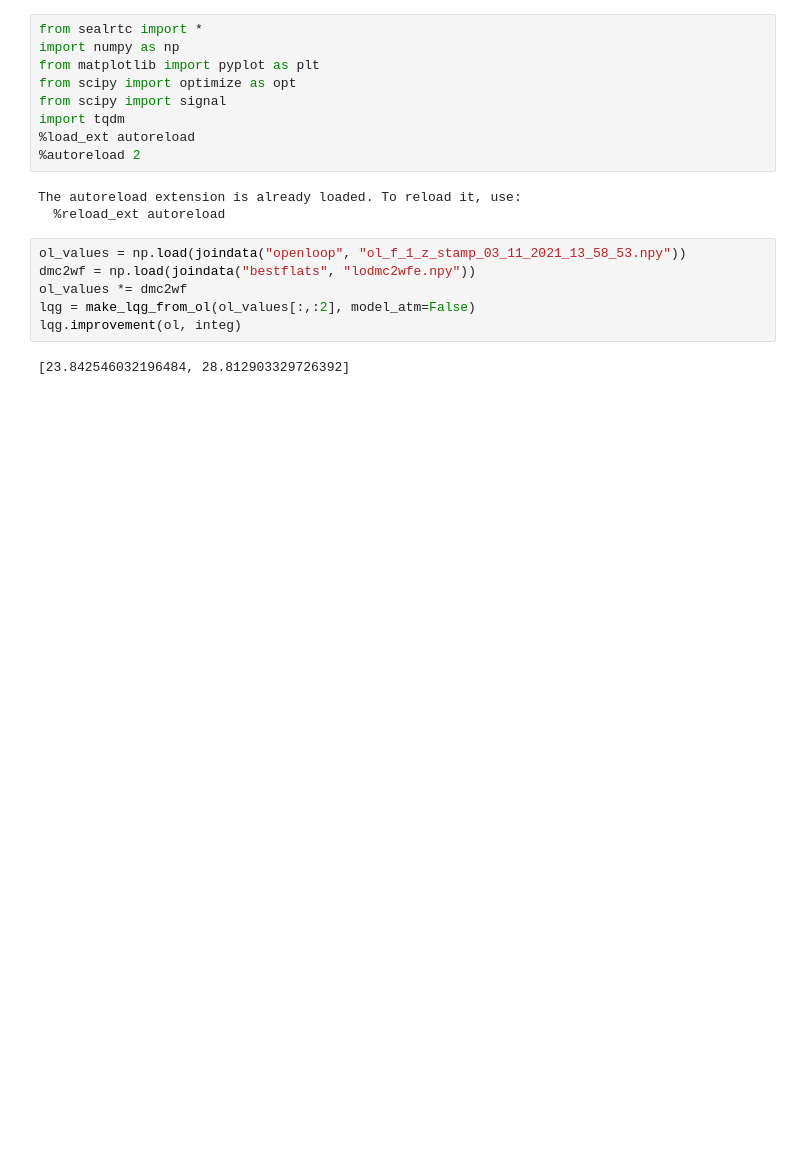
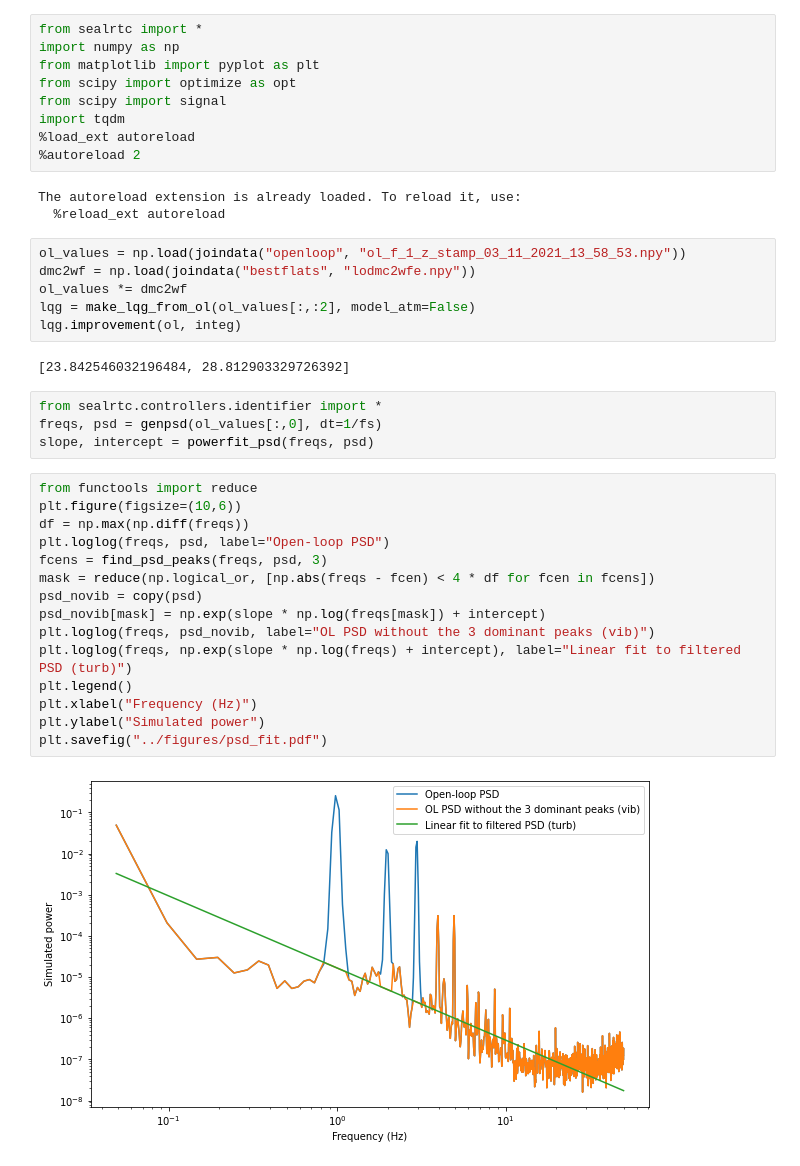
Before and after one commit to aditya-sengupta/seallqg, a Jupyter notebook: notebooks/model_testing.ipynb, the cells around one changed output. Drawn from its saved outputs; the diff is of its cells as text; blank space fills up the shorter version.

Commit message:
abcd lqg control next

```diff
--- a/notebooks/model_testing.ipynb
+++ b/notebooks/model_testing.ipynb
@@ -18,3 +18,24 @@ lqg = make_lqg_from_ol(ol_values[:,:2], model_atm=False)
 lqg.improvement(ol, integ)
 # %% [output]
 [23.842546032196484, 28.812903329726392]
+# %%
+from sealrtc.controllers.identifier import *
+freqs, psd = genpsd(ol_values[:,0], dt=1/fs)
+slope, intercept = powerfit_psd(freqs, psd)
+# %%
+from functools import reduce
+plt.figure(figsize=(10,6))
+df = np.max(np.diff(freqs))
+plt.loglog(freqs, psd, label="Open-loop PSD")
+fcens = find_psd_peaks(freqs, psd, 3)
+mask = reduce(np.logical_or, [np.abs(freqs - fcen) < 4 * df for fcen in fcens])
+psd_novib = copy(psd)
+psd_novib[mask] = np.exp(slope * np.log(freqs[mask]) + intercept)
+plt.loglog(freqs, psd_novib, label="OL PSD without the 3 dominant peaks (vib)")
+plt.loglog(freqs, np.exp(slope * np.log(freqs) + intercept), label="Linear fit to filtered PSD (turb)")
+plt.legend()
+plt.xlabel("Frequency (Hz)")
+plt.ylabel("Simulated power")
+plt.savefig("../figures/psd_fit.pdf")
+# %% [output]
+[figure, added]
```
Also changed, not shown: 10 other files.
